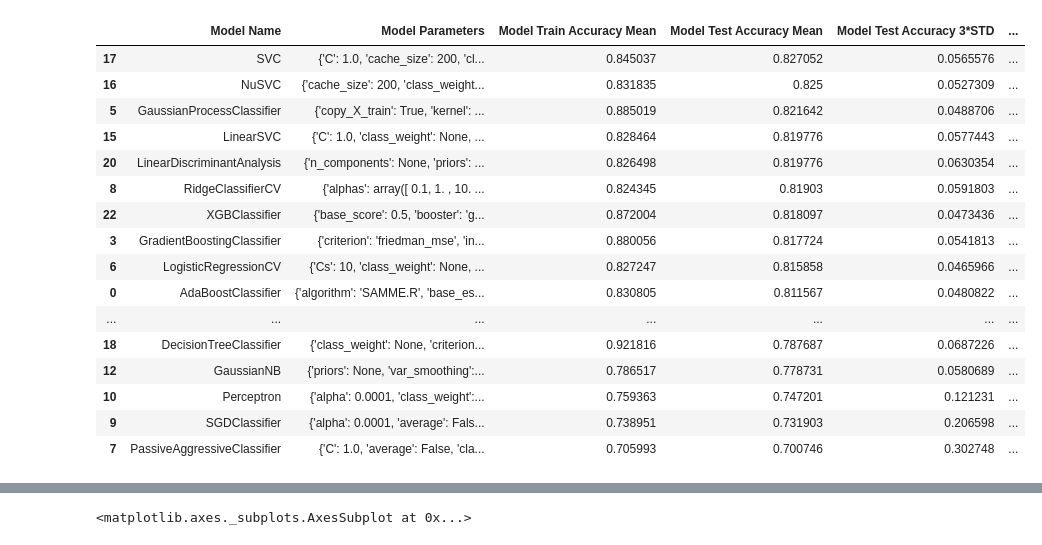
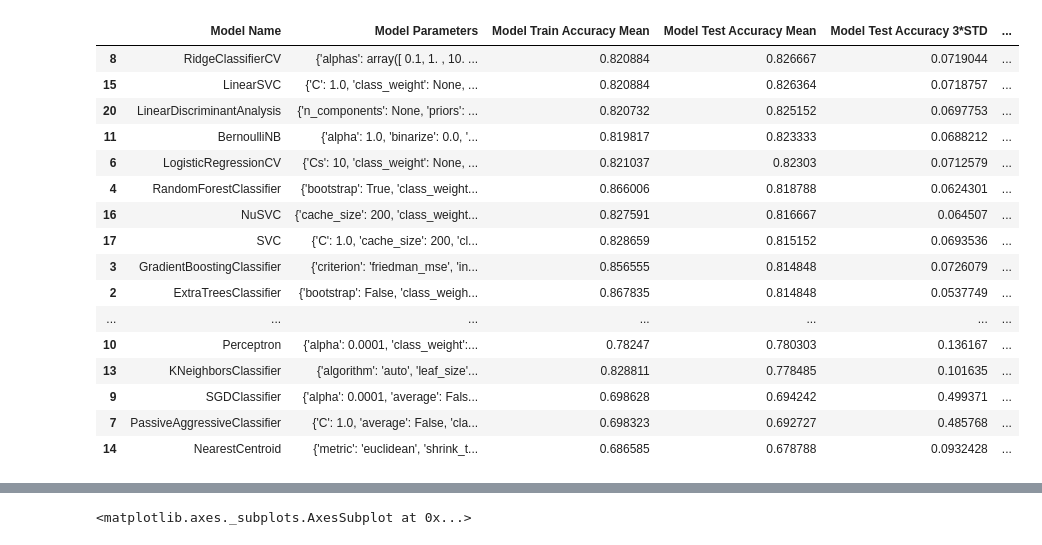
Before and after one commit to jasonnguyen3697/Titanic_survival_prediction, a Jupyter notebook: architecture_experiments.ipynb, the cells around one changed output, grey strips where cells are left out. Drawn from its saved outputs; the diff is of its cells as text; code cells hidden in the pictures.

```diff
--- a/architecture_experiments.ipynb
+++ b/architecture_experiments.ipynb
@@ -55,0 +50,20 @@ X_train = train.drop('Survived', axis=1).to_numpy().reshape((-1, 9))
+# %%
+# split train and test data into two sets: group and no group
+
+X_train_nogroup = train.loc[train['Has_group']==0].drop(['Has_group', 'Group_survived', 'Survived', 'PassengerId'], axis=1)
+X_train_group = train.loc[train['Has_group']==1].drop(['Has_group', 'Survived', 'PassengerId'], axis=1)
+
+Y_train_nogroup = train.loc[train['Has_group']==0]['Survived']
+Y_train_group = train.loc[train['Has_group']==1]['Survived']
+
+print(X_train_nogroup.head())
+print(X_train_group.head())
+print(Y_train_nogroup.head())
+print(Y_train_group.head())
+print('-' * 20)
+
+X_test_nogroup = test.loc[(test['Has_group']==0) | ((test['Group_survived']==-1) & (test['Sex']==1))].drop(['Has_group', 'Group_survived', 'PassengerId'], axis=1)
+X_test_group = test.loc[(test['Has_group']==1) & ((test['Group_survived']>-1) | (test['Sex']==0))].drop(['Has_group', 'PassengerId'], axis=1)
+
+print(X_test_nogroup.head())
+print(X_test_group.head())
@@ -98,60 +130,62 @@ Models = [
     XGBClassifier()
 ]
 # %%
+# proceed to fit and predict no group data first
+
 # split data for cross validation purposes
 cv_split = model_selection.StratifiedShuffleSplit(n_splits=20, test_size = 0.3, train_size = 0.6, random_state=0)
 #when cross validating, using this cv_split, the algorithm will run 10 times (n_splits)
 
 # create table to compare machine learning algorithm performance
-Model_columns = ['Model Name', 'Model Parameters','Model Train Accuracy Mean', 'Model Test Accuracy Mean', 'Model Test Accuracy 3*STD' ,'Model Time']
-Model_compare = pd.DataFrame(columns = Model_columns)
-Model_predict = train.drop(['Pclass', 'Sex', 'Age', 'Fare', 'Embarked', 'Title', 'IsNotAlone', 'FamilySize', 'HasCabin'], axis=1).copy(deep=True) # need to save each model predictions for later
+Model_columns_nogroup = ['Model Name', 'Model Parameters','Model Train Accuracy Mean', 'Model Test Accuracy Mean', 'Model Test Accuracy 3*STD' ,'Model Time']
+Model_compare_nogroup = pd.DataFrame(columns = Model_columns_nogroup)
+Model_predict_nogroup = train.loc[train['Has_group']==0].drop(['Pclass', 'Sex', 'FamilySize', 'PassengerId', 'Group_survived', 'Has_group', 'FareBin_Code', 'AgeBin_Code'], axis=1).copy(deep=True) # need to save each model predictions for later
 
 row = 0
 for alg in Models:
 
     Model_name = alg.__class__.__name__
-    Model_compare.loc[row, 'Model Name'] = Model_name
-    Model_compare.loc[row, 'Model Parameters'] = str(alg.get_params())
+    Model_compare_nogroup.loc[row, 'Model Name'] = Model_name
+    Model_compare_nogroup.loc[row, 'Model Parameters'] = str(alg.get_params())
 
     # score models with cross validation
-    cv_results = model_selection.cross_validate(alg, X=X_train, y=Y_train, cv = cv_split, n_jobs=-1, return_train_score=True)
+    cv_results = model_selection.cross_validate(alg, X=X_train_nogroup, y=Y_train_nogroup, cv = cv_split, n_jobs=-1, return_train_score=True)
 
     #print(cv_results)
 
-    Model_compare.loc[row, 'Model Time'] = cv_results['fit_time'].mean()
-    Model_compare.loc[row, 'Model Train Accuracy Mean'] = cv_results['train_score'].mean()
-    Model_compare.loc[row, 'Model Test Accuracy Mean'] = cv_results['test_score'].mean()
+    Model_compare_nogroup.loc[row, 'Model Time'] = cv_results['fit_time'].mean()
+    Model_compare_nogroup.loc[row, 'Model Train Accuracy Mean'] = cv_results['train_score'].mean()
+    Model_compare_nogroup.loc[row, 'Model Test Accuracy Mean'] = cv_results['test_score'].mean()
 
     # if this is a non-bias random sample, then +/-3 standard deviations from the mean should statistically capture 99.7% of the subsets
-    Model_compare.loc[row, 'Model Test Accuracy 3*STD'] = cv_results['test_score'].std()*3 # figure out the worst possible score
+    Model_compare_nogroup.loc[row, 'Model Test Accuracy 3*STD'] = cv_results['test_score'].std()*3 # figure out the worst possible score
 
     #save Model predictions for later use in ensembling all high-performing models
-    alg.fit(X_train, Y_train)
-    Model_predict[Model_name] = alg.predict(X_train)
+    alg.fit(X_train_nogroup, Y_train_nogroup)
+    Model_predict_nogroup[Model_name] = alg.predict(X_train_nogroup)
 
     row = row + 1
 
 # print and sort table
-Model_compare.sort_values(by = ['Model Test Accuracy Mean'], ascending=False, inplace=True)
-Model_compare
+Model_compare_nogroup.sort_values(by = ['Model Test Accuracy Mean'], ascending=False, inplace=True)
+Model_compare_nogroup
 # %% [output]
 |  | Model Name | Model Parameters | Model Train Accuracy Mean | Model Test Accuracy Mean | Model Test Accuracy 3*STD | ... |
-| 17 | SVC | {'C': 1.0, 'cache_size': 200, 'cl... | 0.845037 | 0.827052 | 0.0565576 | ... |
-| 16 | NuSVC | {'cache_size': 200, 'class_weight... | 0.831835 | 0.825 | 0.0527309 | ... |
-| 5 | GaussianProcessClassifier | {'copy_X_train': True, 'kernel': ... | 0.885019 | 0.821642 | 0.0488706 | ... |
-| 15 | LinearSVC | {'C': 1.0, 'class_weight': None, ... | 0.828464 | 0.819776 | 0.0577443 | ... |
-| 20 | LinearDiscriminantAnalysis | {'n_components': None, 'priors': ... | 0.826498 | 0.819776 | 0.0630354 | ... |
-| 8 | RidgeClassifierCV | {'alphas': array([ 0.1, 1. , 10. ... | 0.824345 | 0.81903 | 0.0591803 | ... |
-| 22 | XGBClassifier | {'base_score': 0.5, 'booster': 'g... | 0.872004 | 0.818097 | 0.0473436 | ... |
-| 3 | GradientBoostingClassifier | {'criterion': 'friedman_mse', 'in... | 0.880056 | 0.817724 | 0.0541813 | ... |
-| 6 | LogisticRegressionCV | {'Cs': 10, 'class_weight': None, ... | 0.827247 | 0.815858 | 0.0465966 | ... |
-| 0 | AdaBoostClassifier | {'algorithm': 'SAMME.R', 'base_es... | 0.830805 | 0.811567 | 0.0480822 | ... |
+| 8 | RidgeClassifierCV | {'alphas': array([ 0.1, 1. , 10. ... | 0.820884 | 0.826667 | 0.0719044 | ... |
+| 15 | LinearSVC | {'C': 1.0, 'class_weight': None, ... | 0.820884 | 0.826364 | 0.0718757 | ... |
+| 20 | LinearDiscriminantAnalysis | {'n_components': None, 'priors': ... | 0.820732 | 0.825152 | 0.0697753 | ... |
+| 11 | BernoulliNB | {'alpha': 1.0, 'binarize': 0.0, '... | 0.819817 | 0.823333 | 0.0688212 | ... |
+| 6 | LogisticRegressionCV | {'Cs': 10, 'class_weight': None, ... | 0.821037 | 0.82303 | 0.0712579 | ... |
+| 4 | RandomForestClassifier | {'bootstrap': True, 'class_weight... | 0.866006 | 0.818788 | 0.0624301 | ... |
+| 16 | NuSVC | {'cache_size': 200, 'class_weight... | 0.827591 | 0.816667 | 0.064507 | ... |
+| 17 | SVC | {'C': 1.0, 'cache_size': 200, 'cl... | 0.828659 | 0.815152 | 0.0693536 | ... |
+| 3 | GradientBoostingClassifier | {'criterion': 'friedman_mse', 'in... | 0.856555 | 0.814848 | 0.0726079 | ... |
+| 2 | ExtraTreesClassifier | {'bootstrap': False, 'class_weigh... | 0.867835 | 0.814848 | 0.0537749 | ... |
 | ... | ... | ... | ... | ... | ... | ... |
-| 18 | DecisionTreeClassifier | {'class_weight': None, 'criterion... | 0.921816 | 0.787687 | 0.0687226 | ... |
-| 12 | GaussianNB | {'priors': None, 'var_smoothing':... | 0.786517 | 0.778731 | 0.0580689 | ... |
-| 10 | Perceptron | {'alpha': 0.0001, 'class_weight':... | 0.759363 | 0.747201 | 0.121231 | ... |
-| 9 | SGDClassifier | {'alpha': 0.0001, 'average': Fals... | 0.738951 | 0.731903 | 0.206598 | ... |
-| 7 | PassiveAggressiveClassifier | {'C': 1.0, 'average': False, 'cla... | 0.705993 | 0.700746 | 0.302748 | ... |
+| 10 | Perceptron | {'alpha': 0.0001, 'class_weight':... | 0.78247 | 0.780303 | 0.136167 | ... |
+| 13 | KNeighborsClassifier | {'algorithm': 'auto', 'leaf_size'... | 0.828811 | 0.778485 | 0.101635 | ... |
+| 9 | SGDClassifier | {'alpha': 0.0001, 'average': Fals... | 0.698628 | 0.694242 | 0.499371 | ... |
+| 7 | PassiveAggressiveClassifier | {'C': 1.0, 'average': False, 'cla... | 0.698323 | 0.692727 | 0.485768 | ... |
+| 14 | NearestCentroid | {'metric': 'euclidean', 'shrink_t... | 0.686585 | 0.678788 | 0.0932428 | ... |
 # %%
 # barplot
```
Also changed, not shown: parts of 9 cells of this notebook.
